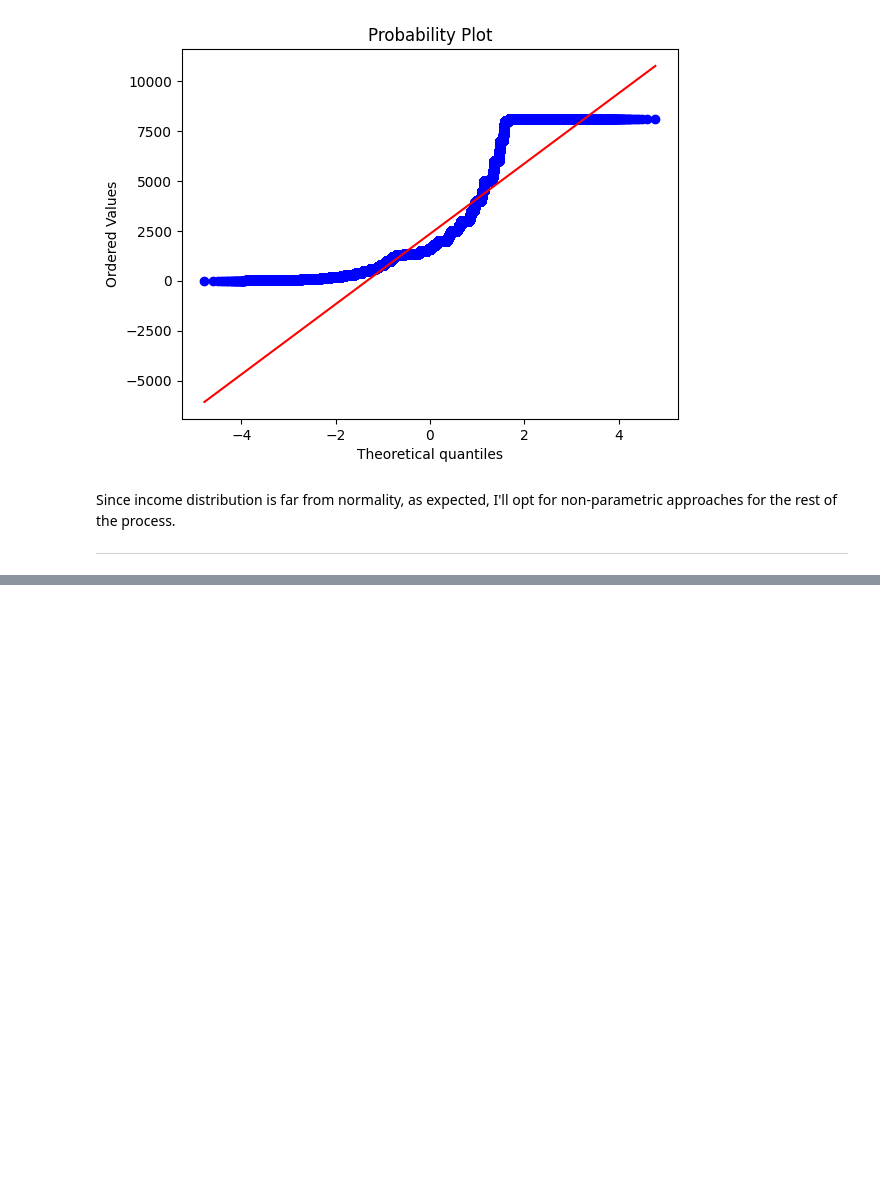
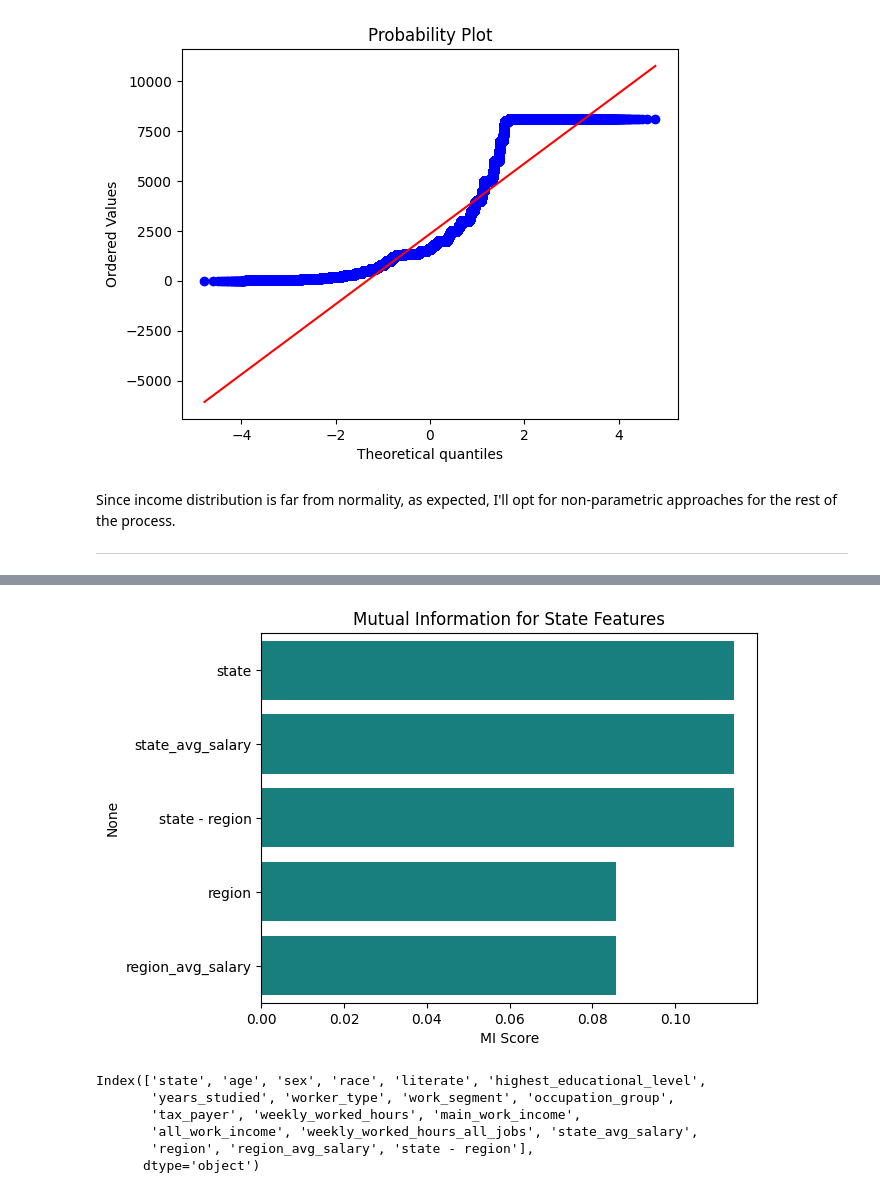
Before and after one commit to viniciussuares/IncomePrediction, a Jupyter notebook: notebooks/eda.ipynb, the cells around one changed output, grey strips where cells are left out. Cells and saved outputs as stored; diff of their text form; code cells hidden in the pictures; blank space fills up the shorter version.

```diff
--- a/notebooks/eda.ipynb
+++ b/notebooks/eda.ipynb
@@ -215,0 +260,11 @@ ____
+# %%
+# Factorizing State and Region
+df['region_avg_salary'] = df['region'].map(avg_income_region)
+df['state'] = utils.factorize_column(avg_income_state, df['state_avg_salary'])
+df['region'] = utils.factorize_column(avg_income_region, df['region_avg_salary'])
+
+# Adding New Feature
+df['state - region'] = df['state_avg_salary'] - df['region_avg_salary']
+# %%
+state_features = ['state', 'region', 'region_avg_salary', 'state_avg_salary', 'state - region']
+df[state_features]
@@ -215,0 +285,27 @@ ____
+# %%
+# Checking mi for state features
+# Getting mutual information for each feature
+mi = utils.mutual_information(
+    X=df[state_features],
+    y=df['all_work_income'],
+    discrete_features = True
+)
+
+# Plotting
+utils.show_barplot(
+    cat = mi.index,
+    values = mi,
+    title = 'Mutual Information for State Features',
+    x_label = 'MI Score'
+)
+# %% [output]
+[figure, added]
+# %%
+df.columns
+# %% [output]
+Index(['state', 'age', 'sex', 'race', 'literate', 'highest_educational_level',
+       'years_studied', 'worker_type', 'work_segment', 'occupation_group',
+       'tax_payer', 'weekly_worked_hours', 'main_work_income',
+       'all_work_income', 'weekly_worked_hours_all_jobs', 'state_avg_salary',
+       'region', 'region_avg_salary', 'state - region'],
+      dtype='object')
```
Also changed, not shown: parts of 15 cells of this notebook, 1 other file.
